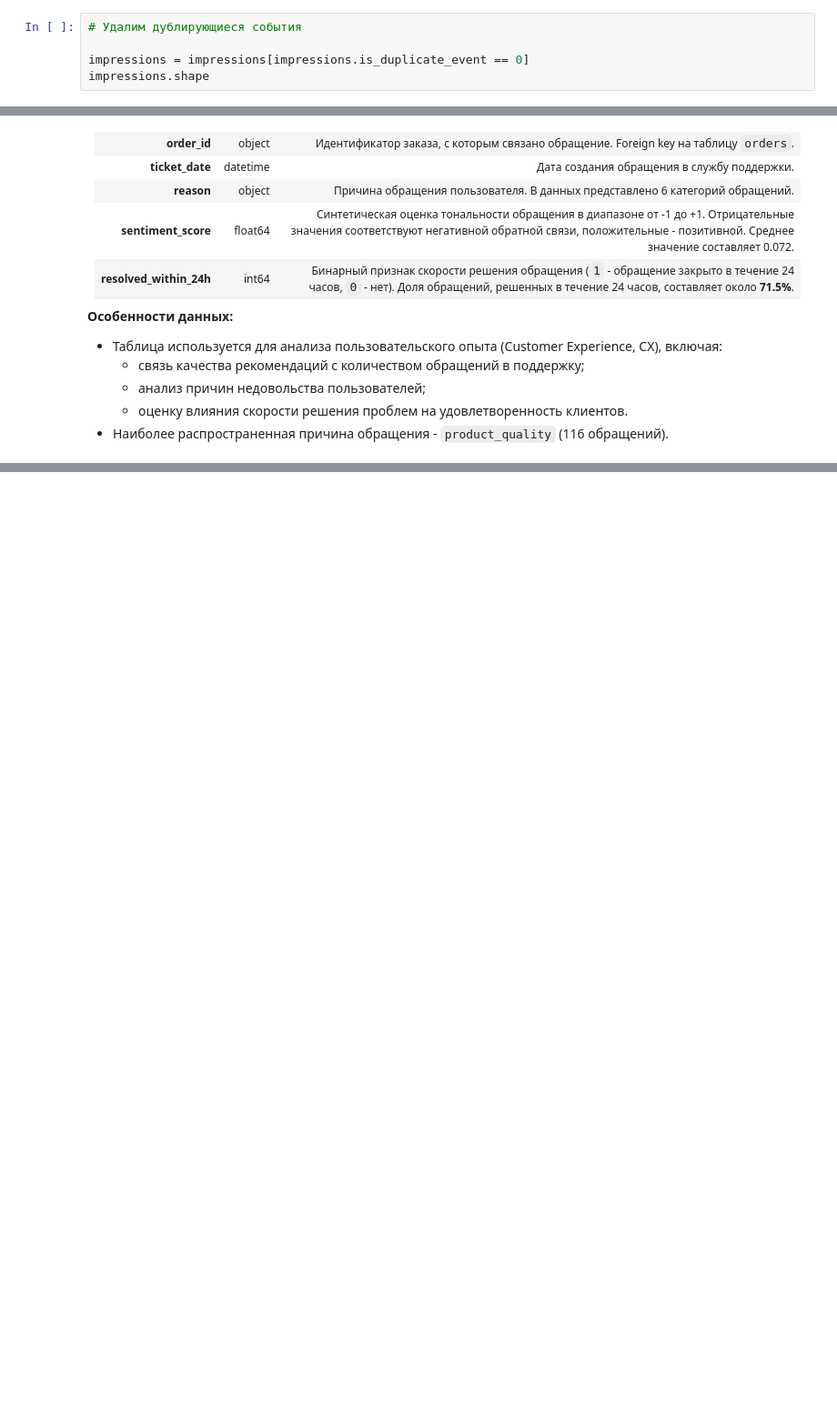
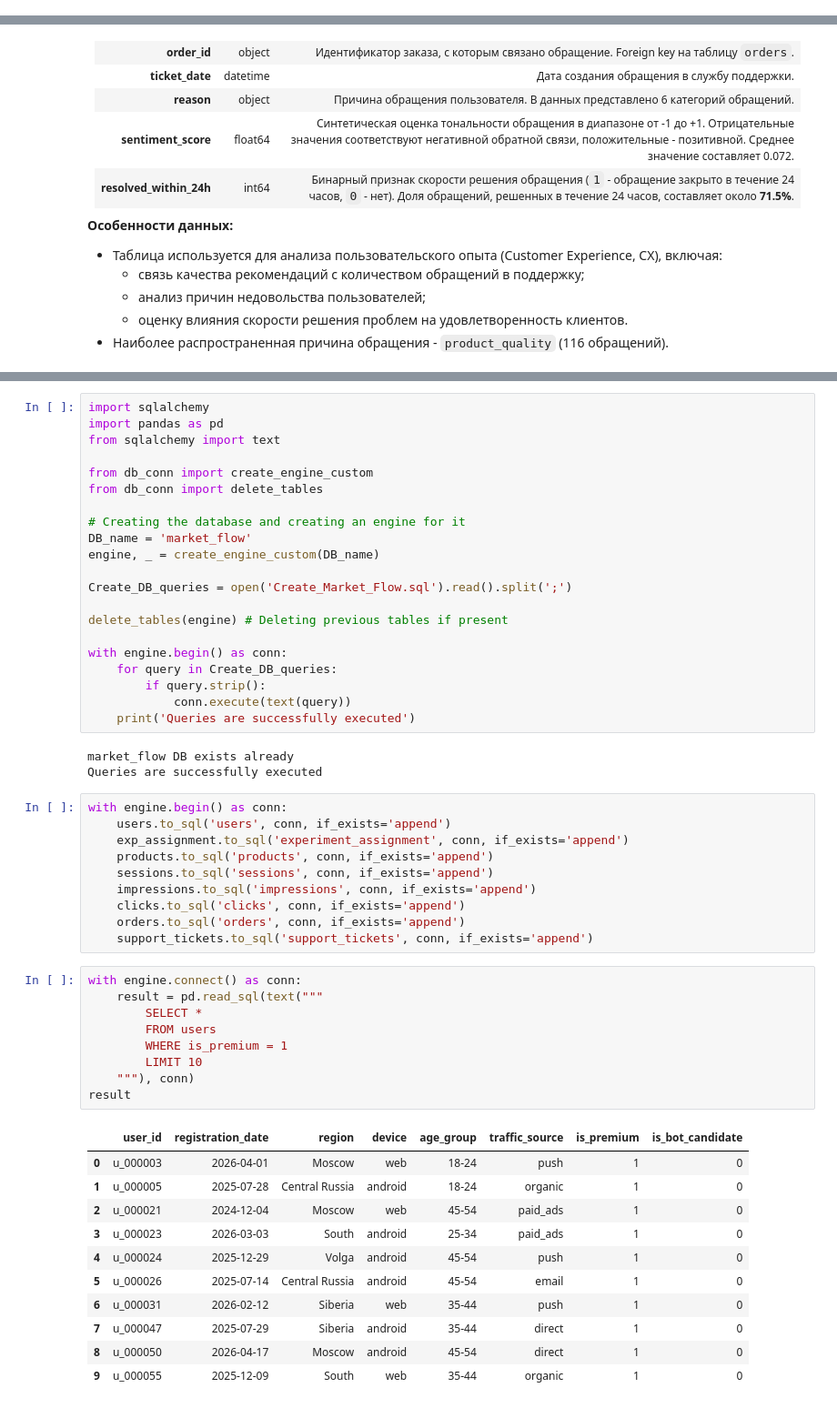
Before and after one commit to Left-for-food/Market_Flow, a Jupyter notebook: AI_deployment_analysis.ipynb, the cells around one changed output, grey strips where cells are left out. Shown at 91% size. Cells and saved outputs as stored; diff of their text form; blank space fills up the shorter version.

```diff
--- a/AI_deployment_analysis.ipynb
+++ b/AI_deployment_analysis.ipynb
@@ -275,8 +275,3 @@ memory usage: 73.2+ MB
 - `ai_v2` - новая AI-рекомендательная модель.
 
 Таблица является основной для оценки эффективности рекомендательной системы и расчета метрик взаимодействия пользователей с рекомендациями (CTR, position bias, conversion rate).
-# %%
-# Удалим дублирующиеся события
-
-impressions = impressions[impressions.is_duplicate_event == 0]
-impressions.shape
@@ -551,0 +540,55 @@ with engine.begin() as conn:
+# %%
+import sqlalchemy
+import pandas as pd
+from sqlalchemy import text
+
+from db_conn import create_engine_custom
+from db_conn import delete_tables
+
+# Creating the database and creating an engine for it
+DB_name = 'market_flow'
+engine, _ = create_engine_custom(DB_name)
+
+Create_DB_queries = open('Create_Market_Flow.sql').read().split(';')
+
+delete_tables(engine) # Deleting previous tables if present
+
+with engine.begin() as conn:
+    for query in Create_DB_queries:
+        if query.strip():
+            conn.execute(text(query))
+    print('Queries are successfully executed')
+# %% [output]
+market_flow DB exists already
+Queries are successfully executed
+# %%
+with engine.begin() as conn:
+    users.to_sql('users', conn, if_exists='append')
+    exp_assignment.to_sql('experiment_assignment', conn, if_exists='append')
+    products.to_sql('products', conn, if_exists='append')
+    sessions.to_sql('sessions', conn, if_exists='append')
+    impressions.to_sql('impressions', conn, if_exists='append')
+    clicks.to_sql('clicks', conn, if_exists='append')
+    orders.to_sql('orders', conn, if_exists='append')
+    support_tickets.to_sql('support_tickets', conn, if_exists='append')
+# %%
+with engine.connect() as conn:
+    result = pd.read_sql(text("""
+        SELECT *
+        FROM users
+        WHERE is_premium = 1
+        LIMIT 10
+    """), conn)
+result
+# %% [output]
+|  | user_id | registration_date | region | device | age_group | traffic_source | is_premium | is_bot_candidate |
+| 0 | u_000003 | 2026-04-01 | Moscow | web | 18-24 | push | 1 | 0 |
+| 1 | u_000005 | 2025-07-28 | Central Russia | android | 18-24 | organic | 1 | 0 |
+| 2 | u_000021 | 2024-12-04 | Moscow | web | 45-54 | paid_ads | 1 | 0 |
+| 3 | u_000023 | 2026-03-03 | South | android | 25-34 | paid_ads | 1 | 0 |
+| 4 | u_000024 | 2025-12-29 | Volga | android | 45-54 | push | 1 | 0 |
+| 5 | u_000026 | 2025-07-14 | Central Russia | android | 45-54 | email | 1 | 0 |
+| 6 | u_000031 | 2026-02-12 | Siberia | web | 35-44 | push | 1 | 0 |
+| 7 | u_000047 | 2025-07-29 | Siberia | android | 35-44 | direct | 1 | 0 |
+| 8 | u_000050 | 2026-04-17 | Moscow | android | 45-54 | direct | 1 | 0 |
+| 9 | u_000055 | 2025-12-09 | South | web | 35-44 | organic | 1 | 0 |
```
Also changed, not shown: parts of 12 cells of this notebook, 6 other files.
